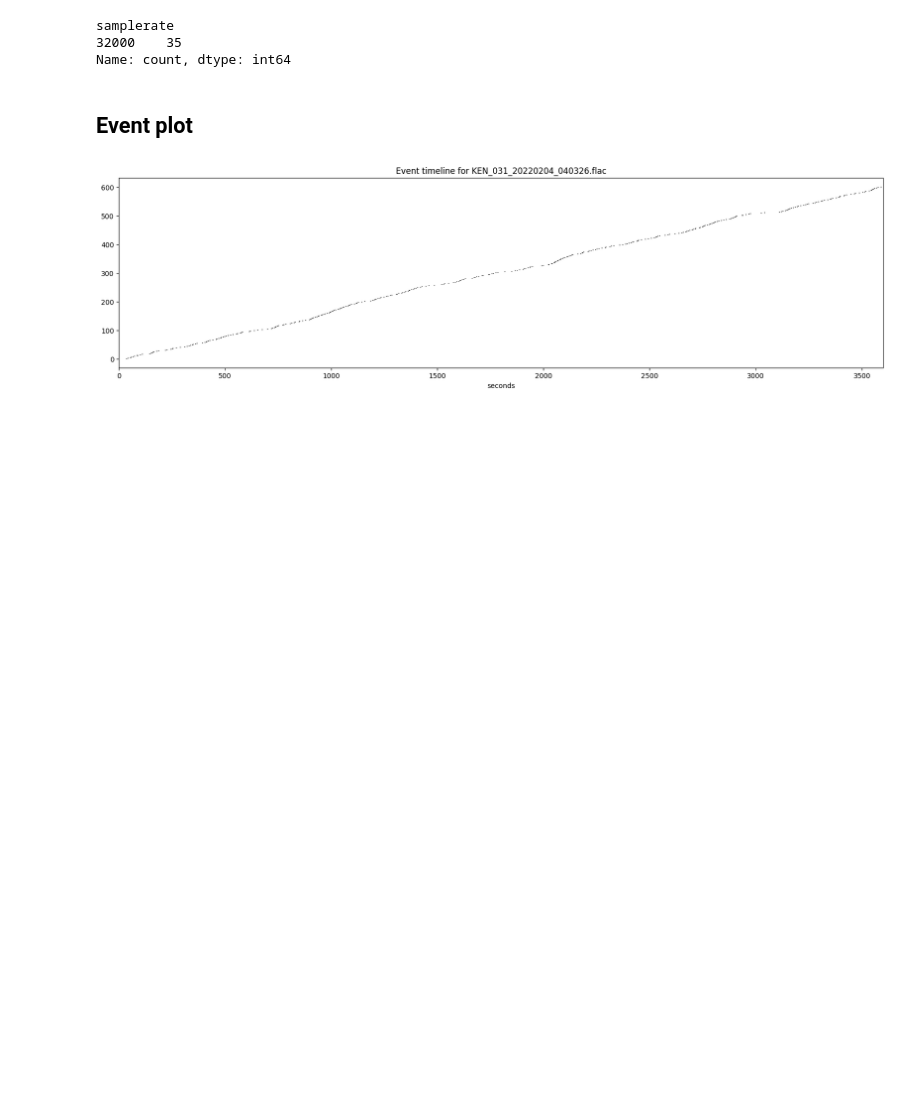
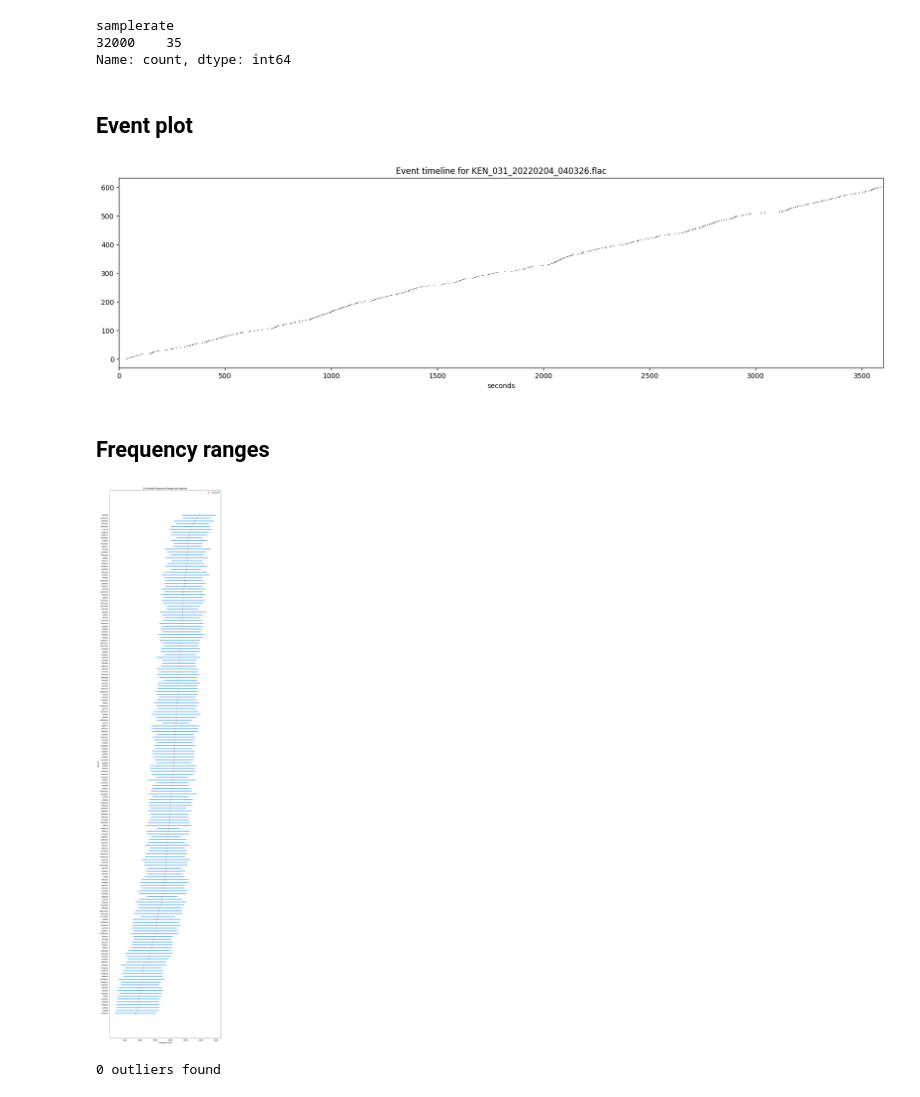
Before and after one commit to MRo47/blue_oasis, a Jupyter notebook: workspace/data_analysis.ipynb, the cells around one changed output. Cells and saved outputs as stored; diff of their text form; code cells hidden in the pictures; blank space fills up the shorter version.

Commit message:
bandwidth analysis

```diff
--- a/workspace/data_analysis.ipynb
+++ b/workspace/data_analysis.ipynb
@@ -172,3 +173,70 @@ plt.xlabel("seconds")
 plt.show()
 # %% [output]
 [figure]
+# %% [markdown]
+## Frequency ranges
+# %%
+def compute_freq_range(path, start, end, sr_target=22050):
+    """Compute low/high/centroid frequencies using librosa features."""
+    duration = max(0.1, end - start)
+    y, sr = librosa.load(path, sr=sr_target, offset=start, duration=duration)
+
+    # Compute spectral features
+    centroid = librosa.feature.spectral_centroid(y=y, sr=sr)
+    bandwidth = librosa.feature.spectral_bandwidth(y=y, sr=sr)
+
+    # Take mean across frames
+    centroid = float(np.mean(centroid))
+    bandwidth = float(np.mean(bandwidth))
+
+    # Compute frequency range
+    low = max(0.0, centroid - bandwidth / 2)
+    high = centroid + bandwidth / 2
+
+    return low, high, centroid
+
+results = []
+for _, row in tqdm(df.iterrows(), total=len(df)):
+    path = recordings_path / row['Filename']
+    low, high, centroid = compute_freq_range(
+        path,
+        start=row['Start Time (s)'],
+        end=row['End Time (s)']
+    )
+    results.append({
+        "Species": row['Species eBird Code'],
+        "low_Hz": low,
+        "high_Hz": high,
+        "centroid_Hz": centroid
+    })
+
+freq_df = pd.DataFrame(results)
+species_stats = (
+    freq_df.groupby("Species")[["low_Hz", "high_Hz", "centroid_Hz"]]
+    .agg(["min", "median", "max"])
+)
+
+species_stats.columns = ['_'.join(c) for c in species_stats.columns]
+species_stats = species_stats.sort_values("centroid_Hz_median")
+
+plt.figure(figsize=(10, len(species_stats) * 0.25))
+plt.hlines(
+    y=species_stats.index,
+    xmin=species_stats["low_Hz_median"],
+    xmax=species_stats["high_Hz_median"],
+    color='dodgerblue', lw=3
+)
+plt.scatter(species_stats["centroid_Hz_median"], species_stats.index, color='red', s=20, label="Centroid")
+plt.xlabel("Frequency (Hz)")
+plt.ylabel("Species")
+plt.title("Estimated Frequency Ranges per Species")
+plt.legend()
+plt.tight_layout()
+plt.show()
+# %% [output]
+[figure, added]
+# %%
+outliers = freq_df.query("centroid_Hz < low_Hz or centroid_Hz > high_Hz")
+print(len(outliers), "outliers found")
+# %% [output]
+0 outliers found
```
Also changed, not shown: parts of 6 cells of this notebook.
